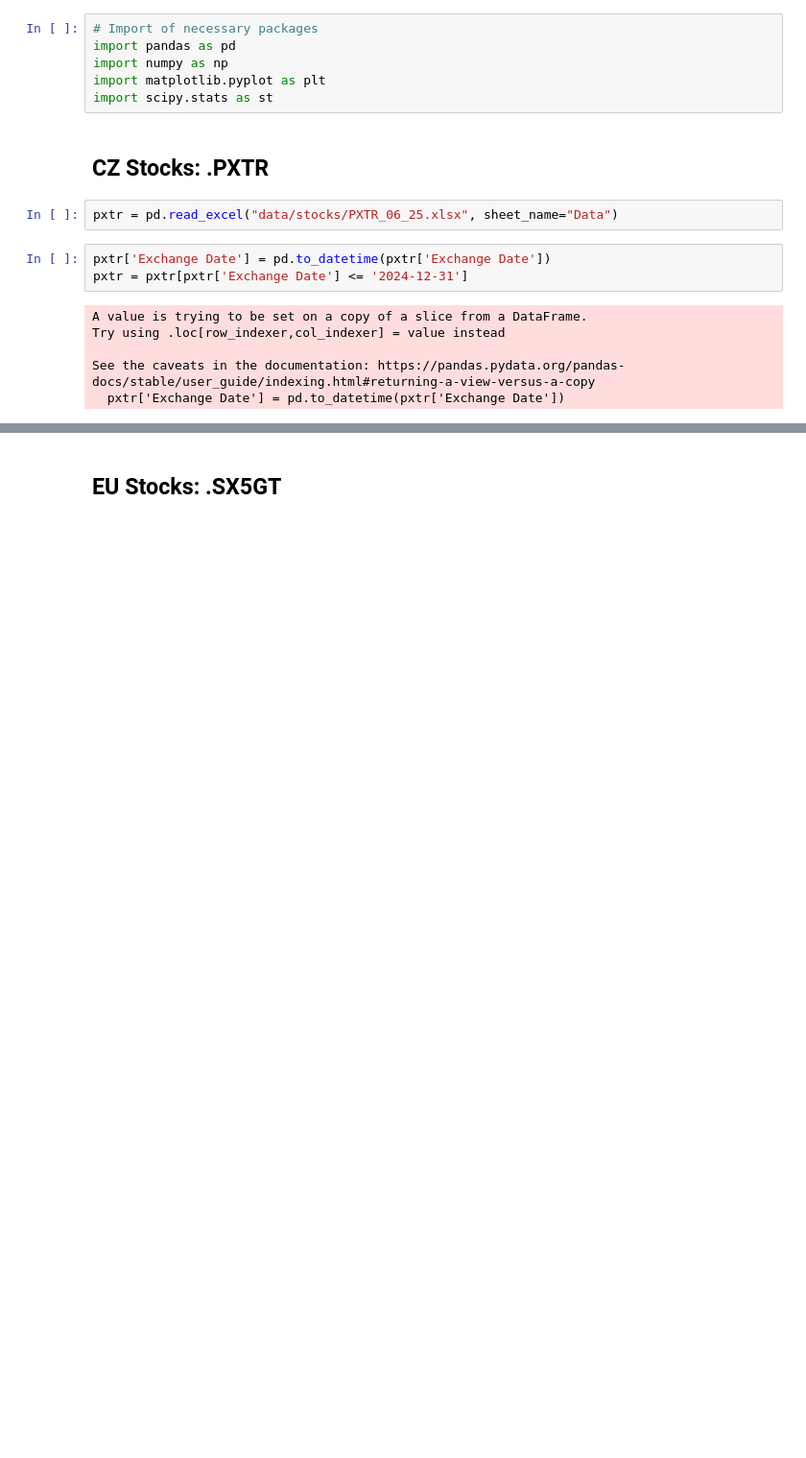
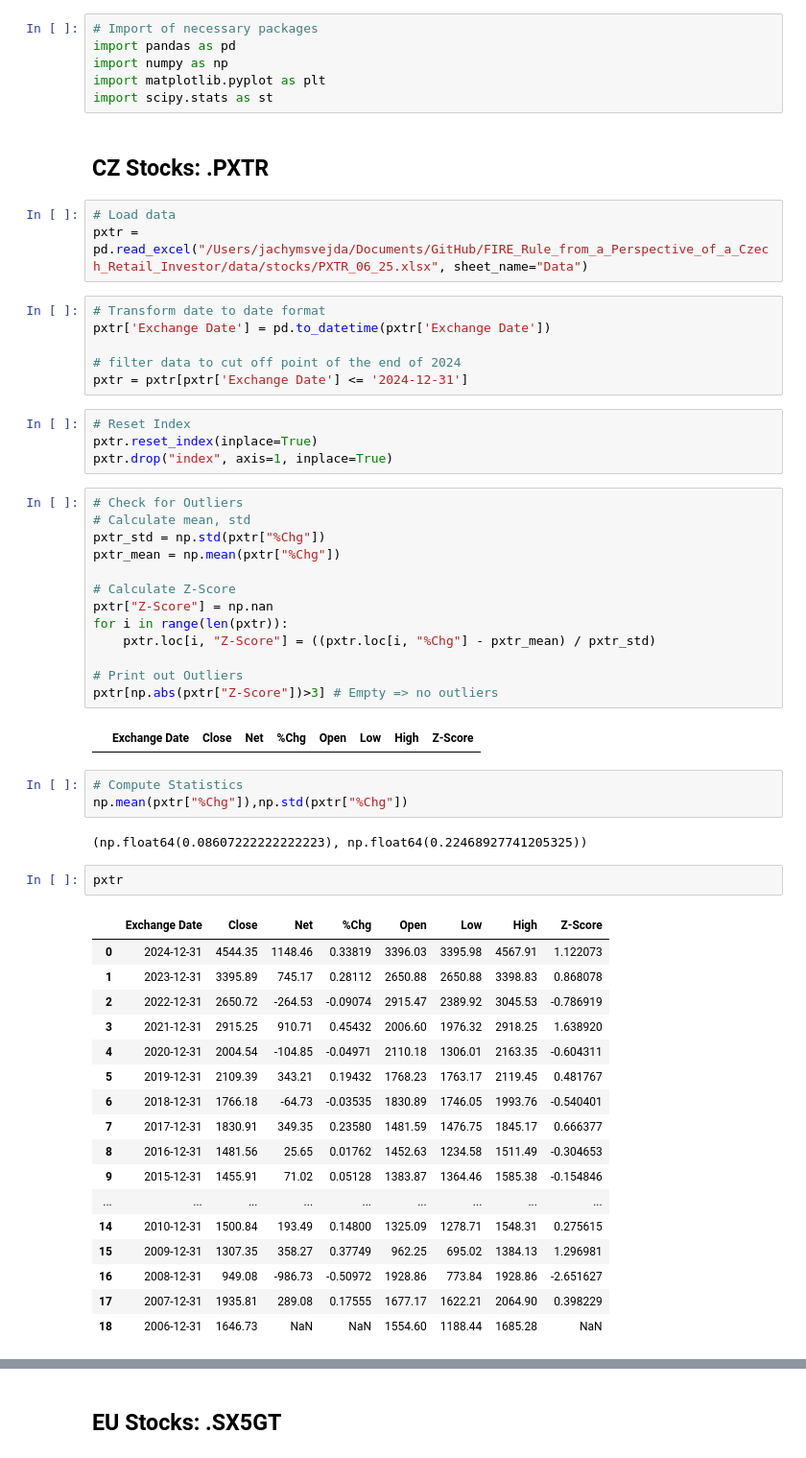
Before and after one commit to JachymS/FIRE_Rule_from_a_Perspective_of_a_Czech_Retail_Investor, a Jupyter notebook: processing/Stocks.ipynb, the cells around one changed output, grey strips where cells are left out. Shown: that part at 96% size. Cells and saved outputs as stored; diff of their text form; blank space fills up the shorter version.

```diff
--- a/processing/Stocks.ipynb
+++ b/processing/Stocks.ipynb
@@ -9,14 +9,56 @@ import scipy.stats as st
 # %% [markdown]
 ## CZ Stocks: .PXTR
 # %%
-pxtr = pd.read_excel("data/stocks/PXTR_06_25.xlsx", sheet_name="Data")
+# Load data
+pxtr = pd.read_excel("/Users/jachymsvejda/Documents/GitHub/FIRE_Rule_from_a_Perspective_of_a_Czech_Retail_Investor/data/stocks/PXTR_06_25.xlsx", sheet_name="Data")
 # %%
+# Transform date to date format
 pxtr['Exchange Date'] = pd.to_datetime(pxtr['Exchange Date'])
+
+# filter data to cut off point of the end of 2024
 pxtr = pxtr[pxtr['Exchange Date'] <= '2024-12-31']
-# %% [output]
-A value is trying to be set on a copy of a slice from a DataFrame.
-Try using .loc[row_indexer,col_indexer] = value instead
-
-See the caveats in the documentation: https://pandas.pydata.org/pandas-docs/stable/user_guide/indexing.html#returning-a-view-versus-a-copy
-  pxtr['Exchange Date'] = pd.to_datetime(pxtr['Exchange Date'])
+# %%
+# Reset Index
+pxtr.reset_index(inplace=True)
+pxtr.drop("index", axis=1, inplace=True)
+# %%
+# Check for Outliers
+# Calculate mean, std
+pxtr_std = np.std(pxtr["%Chg"])
+pxtr_mean = np.mean(pxtr["%Chg"])
+
+# Calculate Z-Score
+pxtr["Z-Score"] = np.nan
+for i in range(len(pxtr)):
+    pxtr.loc[i, "Z-Score"] = ((pxtr.loc[i, "%Chg"] - pxtr_mean) / pxtr_std)
+
+# Print out Outliers
+pxtr[np.abs(pxtr["Z-Score"])>3] # Empty => no outliers
+# %% [output]
+|  | Exchange Date | Close | Net | %Chg | Open | Low | High | Z-Score |
+# %%
+# Compute Statistics
+np.mean(pxtr["%Chg"]),np.std(pxtr["%Chg"])
+# %% [output]
+(np.float64(0.08607222222222223), np.float64(0.22468927741205325))
+# %%
+pxtr
+# %% [output]
+|  | Exchange Date | Close | Net | %Chg | Open | Low | High | Z-Score |
+| 0 | 2024-12-31 | 4544.35 | 1148.46 | 0.33819 | 3396.03 | 3395.98 | 4567.91 | 1.122073 |
+| 1 | 2023-12-31 | 3395.89 | 745.17 | 0.28112 | 2650.88 | 2650.88 | 3398.83 | 0.868078 |
+| 2 | 2022-12-31 | 2650.72 | -264.53 | -0.09074 | 2915.47 | 2389.92 | 3045.53 | -0.786919 |
+| 3 | 2021-12-31 | 2915.25 | 910.71 | 0.45432 | 2006.60 | 1976.32 | 2918.25 | 1.638920 |
+| 4 | 2020-12-31 | 2004.54 | -104.85 | -0.04971 | 2110.18 | 1306.01 | 2163.35 | -0.604311 |
+| 5 | 2019-12-31 | 2109.39 | 343.21 | 0.19432 | 1768.23 | 1763.17 | 2119.45 | 0.481767 |
+| 6 | 2018-12-31 | 1766.18 | -64.73 | -0.03535 | 1830.89 | 1746.05 | 1993.76 | -0.540401 |
+| 7 | 2017-12-31 | 1830.91 | 349.35 | 0.23580 | 1481.59 | 1476.75 | 1845.17 | 0.666377 |
+| 8 | 2016-12-31 | 1481.56 | 25.65 | 0.01762 | 1452.63 | 1234.58 | 1511.49 | -0.304653 |
+| 9 | 2015-12-31 | 1455.91 | 71.02 | 0.05128 | 1383.87 | 1364.46 | 1585.38 | -0.154846 |
+| ... | ... | ... | ... | ... | ... | ... | ... | ... |
+| 14 | 2010-12-31 | 1500.84 | 193.49 | 0.14800 | 1325.09 | 1278.71 | 1548.31 | 0.275615 |
+| 15 | 2009-12-31 | 1307.35 | 358.27 | 0.37749 | 962.25 | 695.02 | 1384.13 | 1.296981 |
+| 16 | 2008-12-31 | 949.08 | -986.73 | -0.50972 | 1928.86 | 773.84 | 1928.86 | -2.651627 |
+| 17 | 2007-12-31 | 1935.81 | 289.08 | 0.17555 | 1677.17 | 1622.21 | 2064.90 | 0.398229 |
+| 18 | 2006-12-31 | 1646.73 | NaN | NaN | 1554.60 | 1188.44 | 1685.28 | NaN |
 # %%
```
Also changed, not shown: parts of 2 cells of this notebook, 3 other files.
